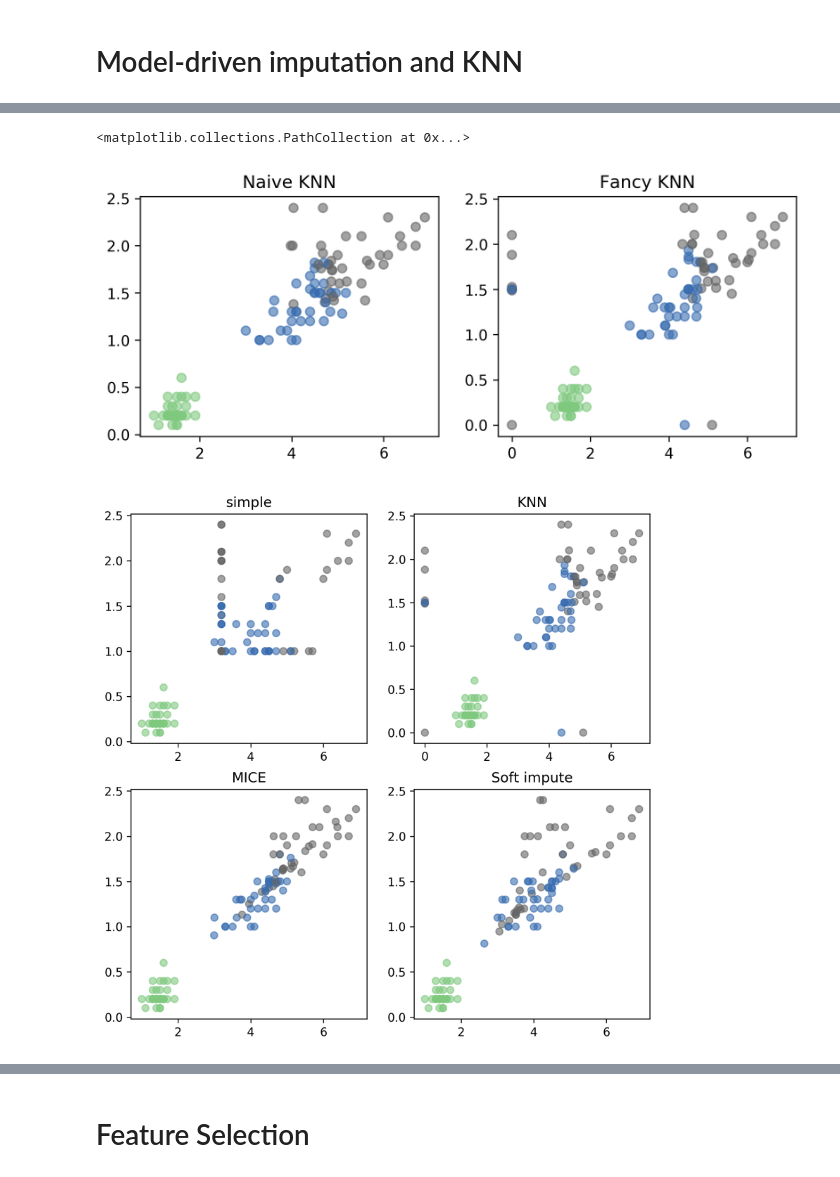
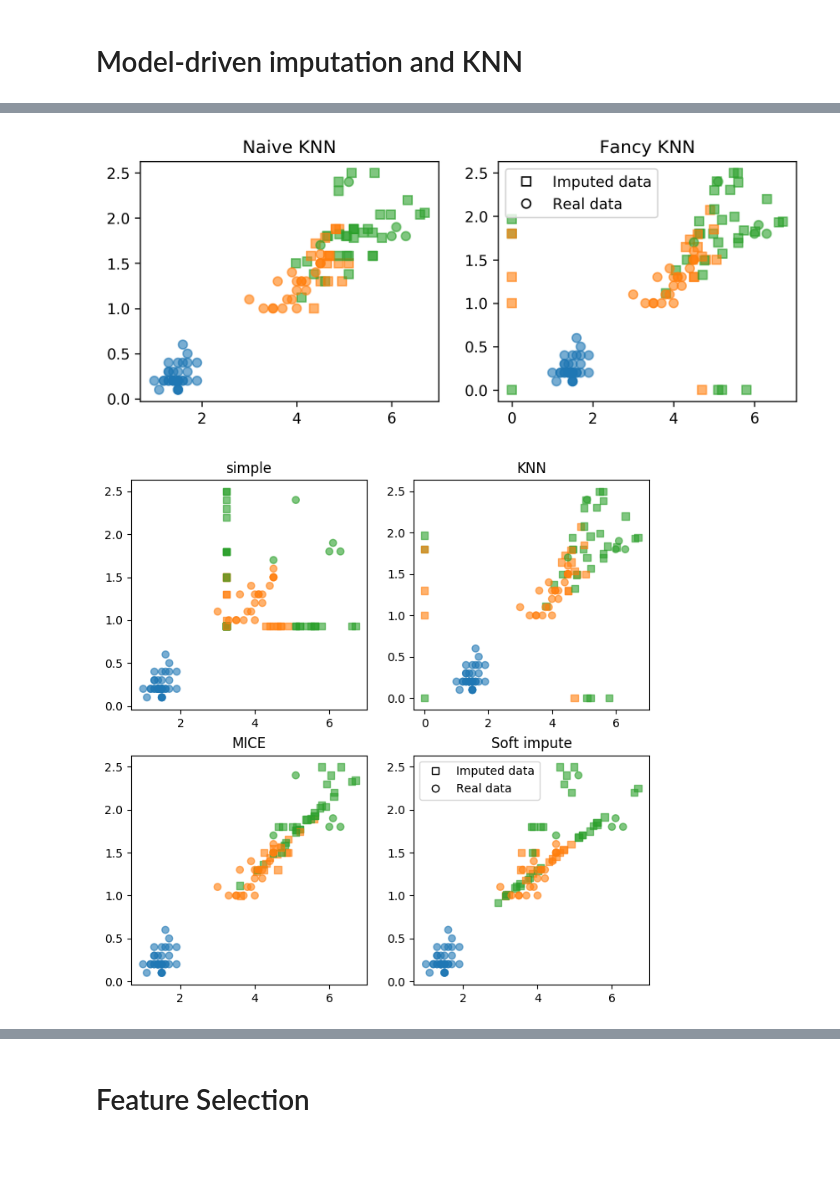
Before and after one commit to amueller/applied_ml_spring_2017, a Jupyter notebook: slides/aml-08-021317.ipynb, the cells around one changed output, grey strips where cells are left out. Drawn from its saved outputs; the diff is of its cells as text; code cells hidden in the pictures.

```diff
--- a/slides/aml-08-021317.ipynb
+++ b/slides/aml-08-021317.ipynb
@@ -195,0 +191,18 @@ plt.scatter(X_mean_imp[:, 2], X_mean_imp[:, 3], c=y_train, alpha=.6, cmap="Accen
+# %%
+import matplotlib.patches as patches
+imputed_mask = np.any(np.isnan(X_train), axis=1)
+
+def plot_imputation(X_imp, title=None, ax=None):
+    # helper function to plot imputed data points
+    if ax is None:
+        ax = plt.gca()
+    if title is not None:
+        ax.set_title(title)
+    ax.scatter(X_imp[imputed_mask, 2], X_imp[imputed_mask, 3], c=plt.cm.Vega10(y_train[imputed_mask]), alpha=.6, marker="s")
+    ax.scatter(X_imp[~imputed_mask, 2], X_imp[~imputed_mask, 3], c=plt.cm.Vega10(y_train[~imputed_mask]), alpha=.6)
+    # this is for creating the legend...
+    square = plt.Line2D((0,), (0,), linestyle='', marker="s", markerfacecolor="w", markeredgecolor="k", label='Imputed data')
+    circle = plt.Line2D((0,), (0,), linestyle='', marker="o", markerfacecolor="w", markeredgecolor="k", label='Real data')
+    plt.legend(handles=[square, circle], numpoints=1, loc="best")
+
+plot_imputation(X_mean_imp, "Mean imputation")
@@ -285,21 +304,17 @@ Imputing row 101/112 with 1 missing columns, elapsed time: 0.005
 # %%
 fig, ax = plt.subplots(1, 2, figsize=(8, 3))
-ax[0].set_title("Naive KNN")
-ax[0].scatter(X_train_knn3[:, 2], X_train_knn3[:, 3], c=y_train, alpha=.6, cmap="Accent")
-ax[1].set_title("Fancy KNN")
-ax[1].scatter(X_train_fancy_knn[:, 2], X_train_fancy_knn[:, 3], c=y_train, alpha=.6, cmap="Accent")
+plot_imputation(X_train_knn3, "Naive KNN", ax=ax[0])
+plot_imputation(X_train_fancy_knn, "Fancy KNN", ax=ax[1])
 # %% [output]
-<matplotlib.collections.PathCollection at 0x...>
-[figure, old version]
+[figure, new version]
 # %%
 X_train_fancy_simple = fancyimpute.SimpleFill().complete(X_train)
 X_train_fancy_mice = fancyimpute.MICE(verbose=0).complete(X_train)
 X_train_fancy_si = fancyimpute.SoftImpute(verbose=0).complete(X_train)
 # %%
-fig, axes = plt.subplots(2, 2, figsize=(8, 8))
+fig, axes = plt.subplots(2, 2, figsize=(8, 8), dpi=100)
 for ax, name, X_imp in zip(axes.ravel(), ["simple", "KNN", "MICE", "Soft impute"],
                            [X_train_fancy_simple, X_train_fancy_knn, X_train_fancy_mice, X_train_fancy_si]):
-    ax.set_title(name)
-    ax.scatter(X_imp[:, 2], X_imp[:, 3], c=y_train, alpha=.6, cmap="Accent")
+    plot_imputation(X_imp, name, ax=ax)
 # %% [output]
-[figure, old version]
+[figure, new version]
```
Also changed, not shown: parts of 26 cells of this notebook, 2 other files.
